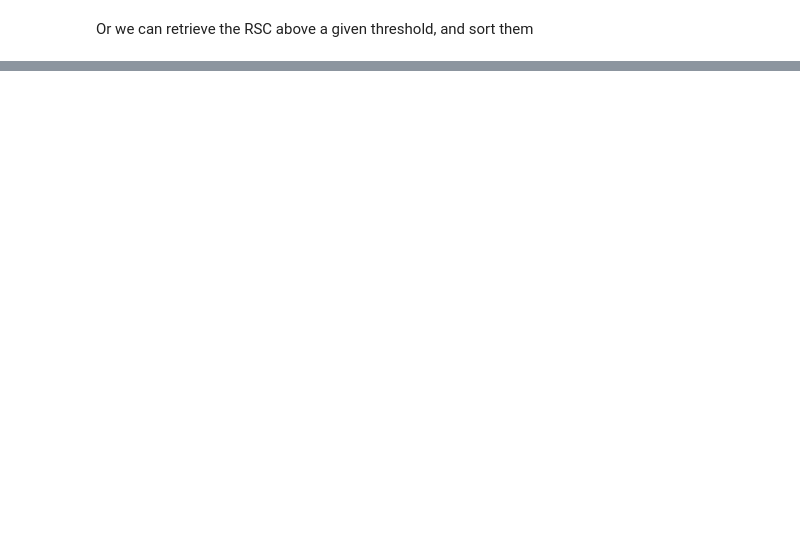
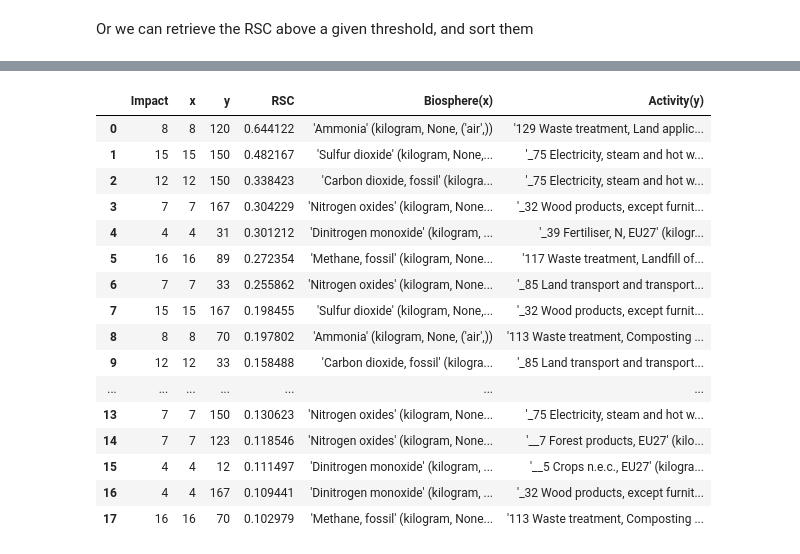
Before and after one commit to NicolasDumoulin/brightway2-sensitivity, a Jupyter notebook: LSA.ipynb, the cells around one changed output, grey strips where cells are left out. Cells and saved outputs as stored; diff of their text form; code cells hidden in the pictures; blank space fills up the shorter version.

```diff
--- a/LSA.ipynb
+++ b/LSA.ipynb
@@ -289,0 +315,26 @@ NameError: name 'rsca_sorted' is not defined
+# %%
+rscb_filtered = [[k, x[0],x[1],rscbk[x[0],x[1]]] for k,rscbk in enumerate(rscb) for x in np.array(rscbk.nonzero()).T  if abs(rscbk[x[0],x[1]])>threshold]
+rscb_sorted = sorted(rscb_filtered, key=lambda x:abs(x[3]), reverse=True)
+rscb_summary = [x+[
+        str(Database(rev_bio[x[1]][0]).get(rev_bio[x[1]][1])),
+        str(Database(rev_activity[x[2]][0]).get(rev_activity[x[2]][1]))] for x in rscb_sorted]
+rscb_sorted_df=pd.DataFrame(rscb_summary, columns = ['Impact','x','y','RSC','Biosphere(x)','Activity(y)'])
+display(rscb_sorted_df)
+# %% [output]
+|  | Impact | x | y | RSC | Biosphere(x) | Activity(y) |
+| 0 | 8 | 8 | 120 | 0.644122 | 'Ammonia' (kilogram, None, ('air',)) | '129 Waste treatment, Land applic... |
+| 1 | 15 | 15 | 150 | 0.482167 | 'Sulfur dioxide' (kilogram, None,... | '_75 Electricity, steam and hot w... |
+| 2 | 12 | 12 | 150 | 0.338423 | 'Carbon dioxide, fossil' (kilogra... | '_75 Electricity, steam and hot w... |
+| 3 | 7 | 7 | 167 | 0.304229 | 'Nitrogen oxides' (kilogram, None... | '_32 Wood products, except furnit... |
+| 4 | 4 | 4 | 31 | 0.301212 | 'Dinitrogen monoxide' (kilogram, ... | '_39 Fertiliser, N, EU27' (kilogr... |
+| 5 | 16 | 16 | 89 | 0.272354 | 'Methane, fossil' (kilogram, None... | '117 Waste treatment, Landfill of... |
+| 6 | 7 | 7 | 33 | 0.255862 | 'Nitrogen oxides' (kilogram, None... | '_85 Land transport and transport... |
+| 7 | 15 | 15 | 167 | 0.198455 | 'Sulfur dioxide' (kilogram, None,... | '_32 Wood products, except furnit... |
+| 8 | 8 | 8 | 70 | 0.197802 | 'Ammonia' (kilogram, None, ('air',)) | '113 Waste treatment, Composting ... |
+| 9 | 12 | 12 | 33 | 0.158488 | 'Carbon dioxide, fossil' (kilogra... | '_85 Land transport and transport... |
+| ... | ... | ... | ... | ... | ... | ... |
+| 13 | 7 | 7 | 150 | 0.130623 | 'Nitrogen oxides' (kilogram, None... | '_75 Electricity, steam and hot w... |
+| 14 | 7 | 7 | 123 | 0.118546 | 'Nitrogen oxides' (kilogram, None... | '__7 Forest products, EU27' (kilo... |
+| 15 | 4 | 4 | 12 | 0.111497 | 'Dinitrogen monoxide' (kilogram, ... | '__5 Crops n.e.c., EU27' (kilogra... |
+| 16 | 4 | 4 | 167 | 0.109441 | 'Dinitrogen monoxide' (kilogram, ... | '_32 Wood products, except furnit... |
+| 17 | 16 | 16 | 70 | 0.102979 | 'Methane, fossil' (kilogram, None... | '113 Waste treatment, Composting ... |
```
Also changed, not shown: parts of 21 cells of this notebook.
